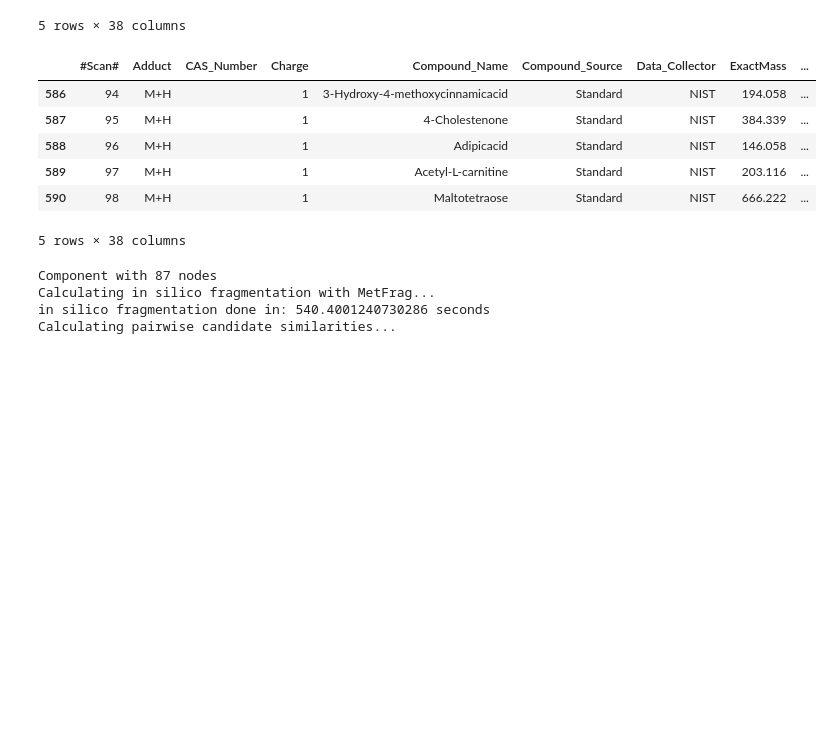
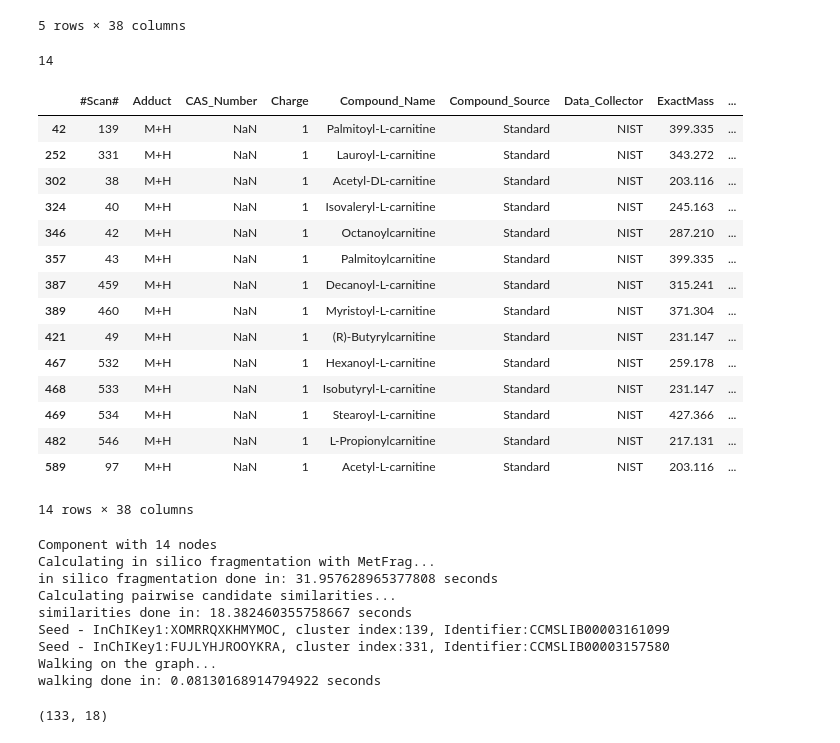
Before and after one commit to computational-chemical-biology/ChemWalker, a Jupyter notebook: notebooks/run_chemwalker.ipynb, the cells around one changed output. Cells and saved outputs as stored; diff of their text form; code cells hidden in the pictures; blank space fills up the shorter version.

```diff
--- a/notebooks/run_chemwalker.ipynb
+++ b/notebooks/run_chemwalker.ipynb
@@ -10,9 +10,9 @@ taskid = 'be5004d4dd394fe8b883633fd75ea732'
 gnps_result = Proteosafe(taskid, 'V2')
 gnps_result.get_gnps()
 net = gnps_result.net
-tabgnps = gnps_result.gnps
+gnps_tab = gnps_result.gnps
 spectra = gnps_result.spectra
-dbmatch = gnps_result.dbmatch
+match_tab = gnps_result.dbmatch
 # %%
 net.head()
 # %% [output]
@@ -98,32 +103,57 @@ dbmatch.head()
 | 3 | 101 | M+H | NaN | 1 | .alpha.-Galactosyl-N-stearoylsphi... | Standard | NIST | 727.596 | ... |
 | 4 | 102 | M+H | NaN | 1 | Gln-Gly | Standard | NIST | 203.091 | ... |
 5 rows × 38 columns
+# %%
+snet = net[net['ComponentIndex']==34]
+nds = list(set(snet['CLUSTERID1'].tolist()+snet['CLUSTERID2'].tolist()))
+
+len(nds)
+# %% [output]
+14
 # %%
-dbmatch.fillna('', inplace=True)
+otabgnps = match_tab.copy().loc[match_tab['#Scan#'].isin(nds)]
 
 # Define fixed number o seeds to start walk, mostly for validation
 seed_ctr = 0.1 # 10% of seeds in a given connected component
-seed_ctr = np.ceil(sum(dbmatch['INCHI']!='')*seed_ctr)
+seed_ctr = np.ceil(sum(otabgnps['INCHI']!='')*seed_ctr)
 seed_ctr = int(seed_ctr)
 
 # Remove known structures for validation
-exid =  dbmatch.index[seed_ctr:]
-dbmatch.loc[exid, 'INCHI'] = ''
-dbmatch.loc[exid, 'Smiles'] = ''
-dbmatch.tail()
+exid =  otabgnps.index[seed_ctr:]
+otabgnps.loc[exid, 'INCHI'] = ''
+otabgnps.loc[exid, 'Smiles'] = ''
+otabgnps
 # %% [output]
 |  | #Scan# | Adduct | CAS_Number | Charge | Compound_Name | Compound_Source | Data_Collector | ExactMass | ... |
-| 586 | 94 | M+H |  | 1 | 3-Hydroxy-4-methoxycinnamicacid | Standard | NIST | 194.058 | ... |
-| 587 | 95 | M+H |  | 1 | 4-Cholestenone | Standard | NIST | 384.339 | ... |
-| 588 | 96 | M+H |  | 1 | Adipicacid | Standard | NIST | 146.058 | ... |
-| 589 | 97 | M+H |  | 1 | Acetyl-L-carnitine | Standard | NIST | 203.116 | ... |
-| 590 | 98 | M+H |  | 1 | Maltotetraose | Standard | NIST | 666.222 | ... |
+| 42 | 139 | M+H | NaN | 1 | Palmitoyl-L-carnitine | Standard | NIST | 399.335 | ... |
+| 252 | 331 | M+H | NaN | 1 | Lauroyl-L-carnitine | Standard | NIST | 343.272 | ... |
+| 302 | 38 | M+H | NaN | 1 | Acetyl-DL-carnitine | Standard | NIST | 203.116 | ... |
+| 324 | 40 | M+H | NaN | 1 | Isovaleryl-L-carnitine | Standard | NIST | 245.163 | ... |
+| 346 | 42 | M+H | NaN | 1 | Octanoylcarnitine | Standard | NIST | 287.210 | ... |
+| 357 | 43 | M+H | NaN | 1 | Palmitoylcarnitine | Standard | NIST | 399.335 | ... |
+| 387 | 459 | M+H | NaN | 1 | Decanoyl-L-carnitine | Standard | NIST | 315.241 | ... |
+| 389 | 460 | M+H | NaN | 1 | Myristoyl-L-carnitine | Standard | NIST | 371.304 | ... |
+| 421 | 49 | M+H | NaN | 1 | (R)-Butyrylcarnitine | Standard | NIST | 231.147 | ... |
+| 467 | 532 | M+H | NaN | 1 | Hexanoyl-L-carnitine | Standard | NIST | 259.178 | ... |
+| 468 | 533 | M+H | NaN | 1 | Isobutyryl-L-carnitine | Standard | NIST | 231.147 | ... |
+| 469 | 534 | M+H | NaN | 1 | Stearoyl-L-carnitine | Standard | NIST | 427.366 | ... |
+| 482 | 546 | M+H | NaN | 1 | L-Propionylcarnitine | Standard | NIST | 217.131 | ... |
+| 589 | 97 | M+H | NaN | 1 | Acetyl-L-carnitine | Standard | NIST | 203.116 | ... |
-5 rows × 38 columns
+14 rows × 38 columns
 # %%
-tlid = walk_conn_comp(net=net, spectra=spectra, tabgnps=tabgnps,
-                      dbmatch=dbmatch, db=db, comp_index=6)
+tlid = walk_conn_comp(net=net, spectra=spectra, tabgnps=gnps_tab.copy(),
+                      dbmatch=otabgnps.copy(), db=db, comp_index=34)
 # %% [output]
-Component with 87 nodes
+Component with 14 nodes
 Calculating in silico fragmentation with MetFrag...
-in silico fragmentation done in: 540.4001240730286 seconds
+in silico fragmentation done in: 31.957628965377808 seconds
 Calculating pairwise candidate similarities...
+similarities done in: 18.382460355758667 seconds
+Seed - InChIKey1:XOMRRQXKHMYMOC, cluster index:139, Identifier:CCMSLIB00003161099
+Seed - InChIKey1:FUJLYHJROOYKRA, cluster index:331, Identifier:CCMSLIB00003157580
+Walking on the graph...
+walking done in: 0.08130168914794922 seconds
+# %%
+tlid.shape
+# %% [output]
+(133, 18)
```
Also changed, not shown: parts of 13 cells of this notebook, 3 other files.
